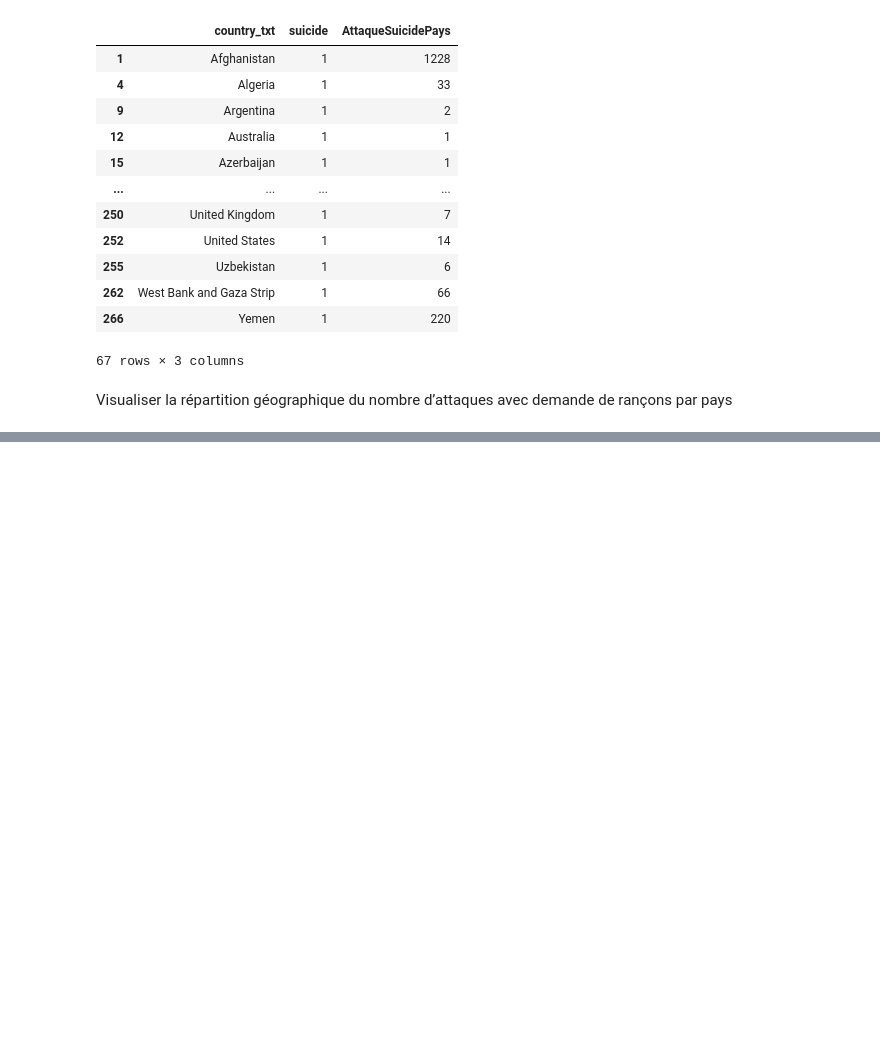
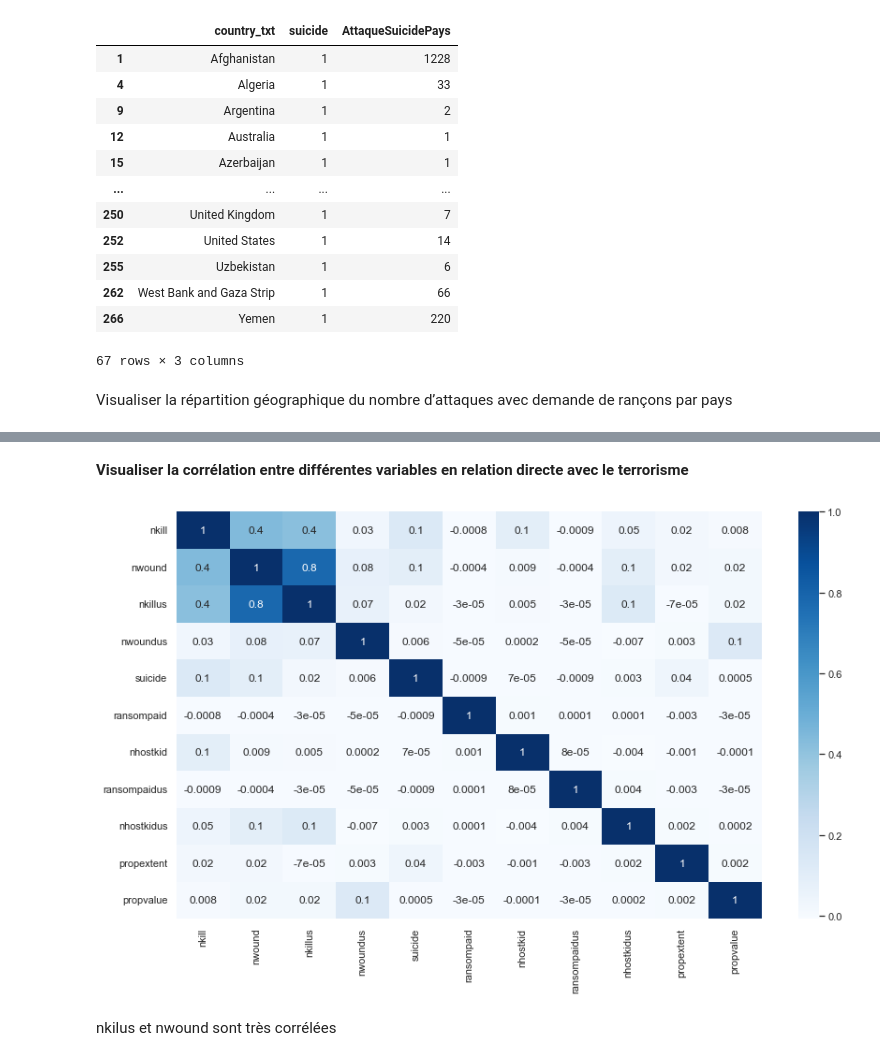
Before and after one commit to Oumar199/TerroristAttackDashboard, a Jupyter notebook: exploration.ipynb, the cells around one changed output, grey strips where cells are left out. Saved outputs shown, nothing was run; the diff lists cells and outputs as text; code cells hidden in the pictures; blank space fills up the shorter version.

```diff
--- a/exploration.ipynb
+++ b/exploration.ipynb
@@ -163,0 +225,26 @@ attaque_ranc_pays=cleaned_data.groupby(['country_txt']).size().reset_index(name=
+# %% [markdown]
+__Visualiser la corrélation entre différentes variables en relation directe avec le terrorisme__
+# %%
+terro_qual = [ 'region_txt', 'provstate',
+                          'attacktype1_txt', 'alternative_txt','hostkidoutcome_txt'
+                         , 'ransomnote', 'summary', 'motive', 'gname'
+                         , 'natlty1_txt', 'kidhijcountry', 'weaptype1_txt', 'weapsubtype1_txt', 'weaptype2_txt', 'weapsubtype2_txt', 'weaptype3_txt', 'weapsubtype3_txt'
+                         , 'weaptype4_txt', 'weapsubtype4_txt', 'targtype1_txt', 'targsubtype1_txt', 'targtype2_txt', 'targsubtype2_txt', 'targtype3_txt', 'targsubtype3_txt'
+                         , 'claimmode_txt', 'propextent_txt'
+            ]
+terro_quant = [ 'nkill', 'nwound',
+                          'nkillus', 'nwoundus',
+                          'suicide', 'ransompaid', 'nhostkid',
+                         'ransompaidus', 'nhostkidus', 'propextent', 'propvalue'
+                         ]
+
+cor_var=cleaned_data[terro_quant]
+# %%
+plt.figure(figsize=(14,8))
+sns.set_theme(style="white")
+corr = cor_var.corr()
+heatmap = sns.heatmap(corr, annot=True, cmap="Blues", fmt='.1g')
+# %% [output]
+[figure, added]
+# %% [markdown]
+nkilus et nwound sont très corrélées
```
Also changed, not shown: parts of 11 cells of this notebook.
